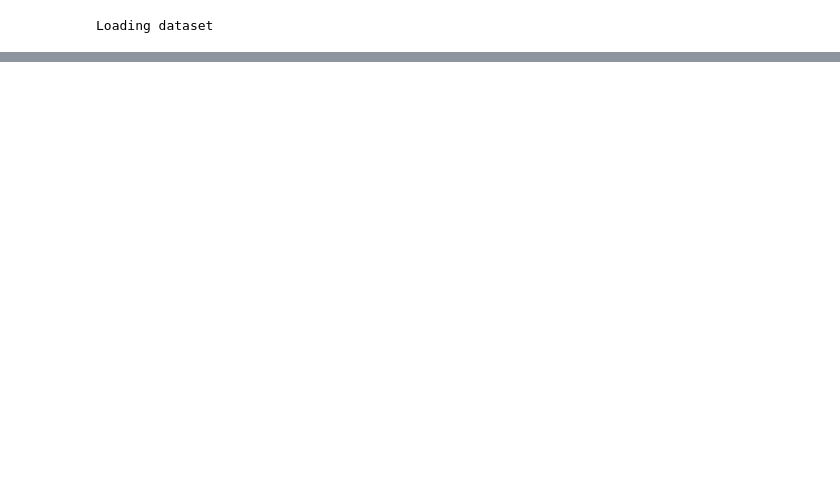
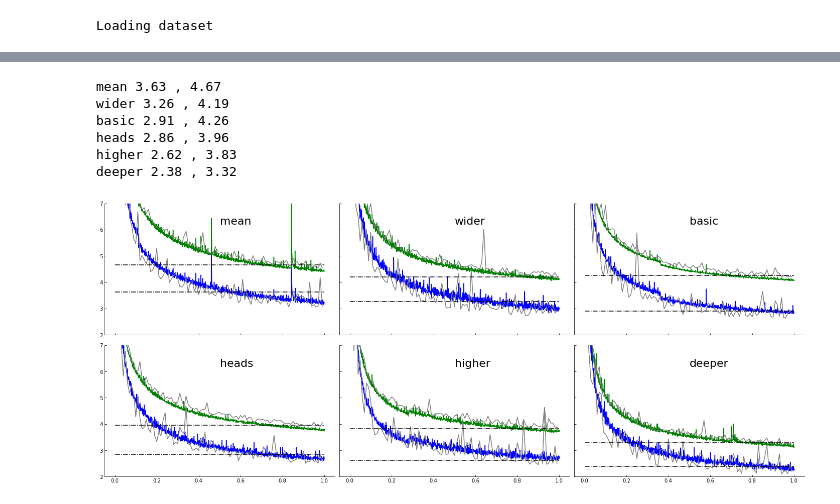
Before and after one commit to dellacortelab/se3_transformer_public, a Jupyter notebook: experiment/plot.ipynb, the cells around one changed output, grey strips where cells are left out. Saved outputs shown, nothing was run; the diff lists cells and outputs as text; code cells hidden in the pictures; blank space fills up the shorter version.

Commit message:
make plot output mirror manuscript

```diff
--- a/experiment/plot.ipynb
+++ b/experiment/plot.ipynb
@@ -171,0 +18,42 @@ plt.show()
+# %%
+fig, ax = plt.subplots(2,3,figsize=(25,10), sharey=True, sharex=True)
+axes = [ax[0,0], ax[0,1],ax[0,2],ax[1,0],ax[1,1],ax[1,2]]
+
+colors = ['#cb997e', '#ddbea9', '#ffe8d6', '#b7b7a4', '#a5a58d', '#6b705c' ]
+colors = ['black', 'grey', 'darkgrey', 'grey', 'black', 'black' ]
+colors = ['blue', 'green', 'grey', 'grey', 'black', 'black' ]
+
+order = ['basic', 'mean', 'deeper', 'wider', 'higher', 'heads']
+order = ['mean', 'wider', 'basic', 'heads', 'higher', 'deeper']
+
+for i, key in enumerate(order):
+    train, val, test = data[key]['train'], data[key]['val'],data[key]['test']
+    axes[i].plot(train['x']/1000000,train['energy'],color=colors[0])
+    axes[i].plot(train['x']/1000000,train['force'],color=colors[1])
+
+    axes[i].plot(val['x']/1000000,val['energy'],color=colors[2])
+    axes[i].plot(val['x']/1000000,val['force'],color=colors[3])
+
+    axes[i].plot(train['x']/1000000,[ test['energy'] for j in range(len(train['x']))],'-.',color=colors[4])
+    axes[i].plot(train['x']/1000000,[ test['force'] for j in range(len(train['x']))],'-.',color=colors[5])
+
+    axes[i].set_ylim(2,7)
+    axes[i].spines['right'].set_visible(False)
+    axes[i].spines['top'].set_visible(False)
+    #axes[i].yaxis.set_ticks_position('left')
+    #axes[i].xaxis.set_ticks_position('bottom')
+    axes[i].tick_params(axis="x", direction="in")
+    axes[i].tick_params(axis="y", direction="in")
+    axes[i].text(0.5, 0.9, key, transform=axes[i].transAxes, fontsize=22,
+        verticalalignment='top')
+    print(key,np.round(test['energy'],2), ",", np.round(test['force'],2))
+
+plt.subplots_adjust(wspace=0.02, hspace=0.08)
+# %% [output]
+mean 3.63 , 4.67
+wider 3.26 , 4.19
+basic 2.91 , 4.26
+heads 2.86 , 3.96
+higher 2.62 , 3.83
+deeper 2.38 , 3.32
+[figure, added]
```
Also changed, not shown: parts of 6 cells of this notebook, 1 other file.
